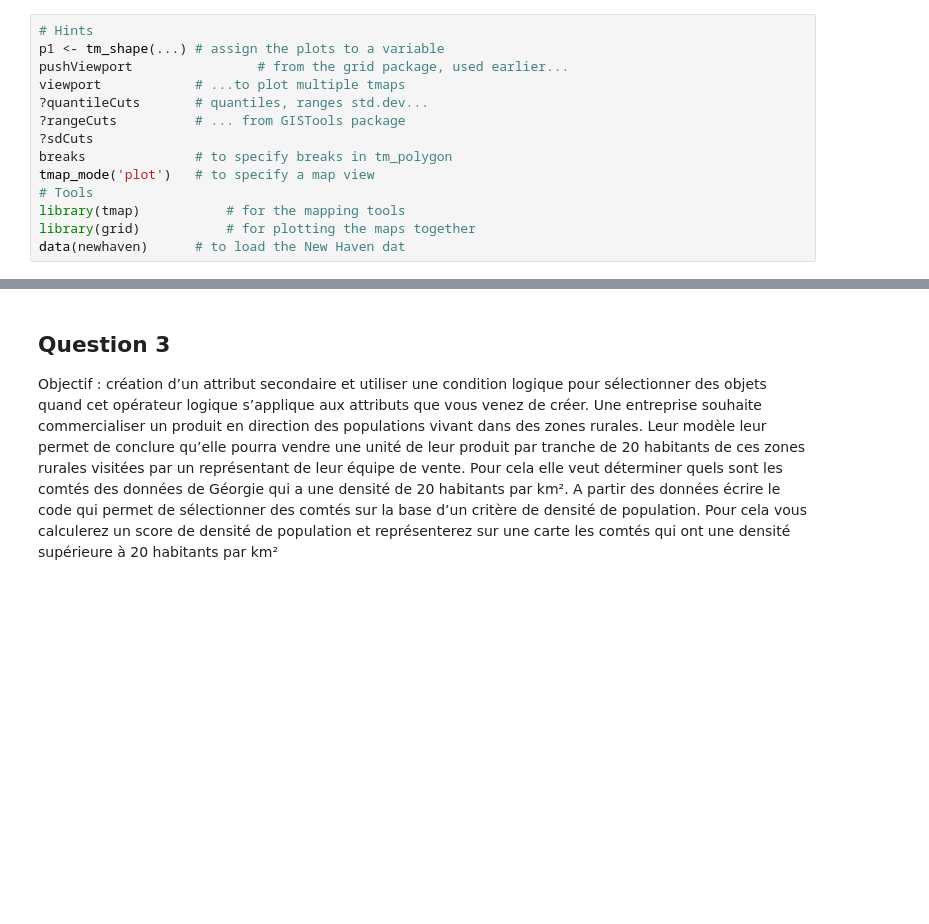
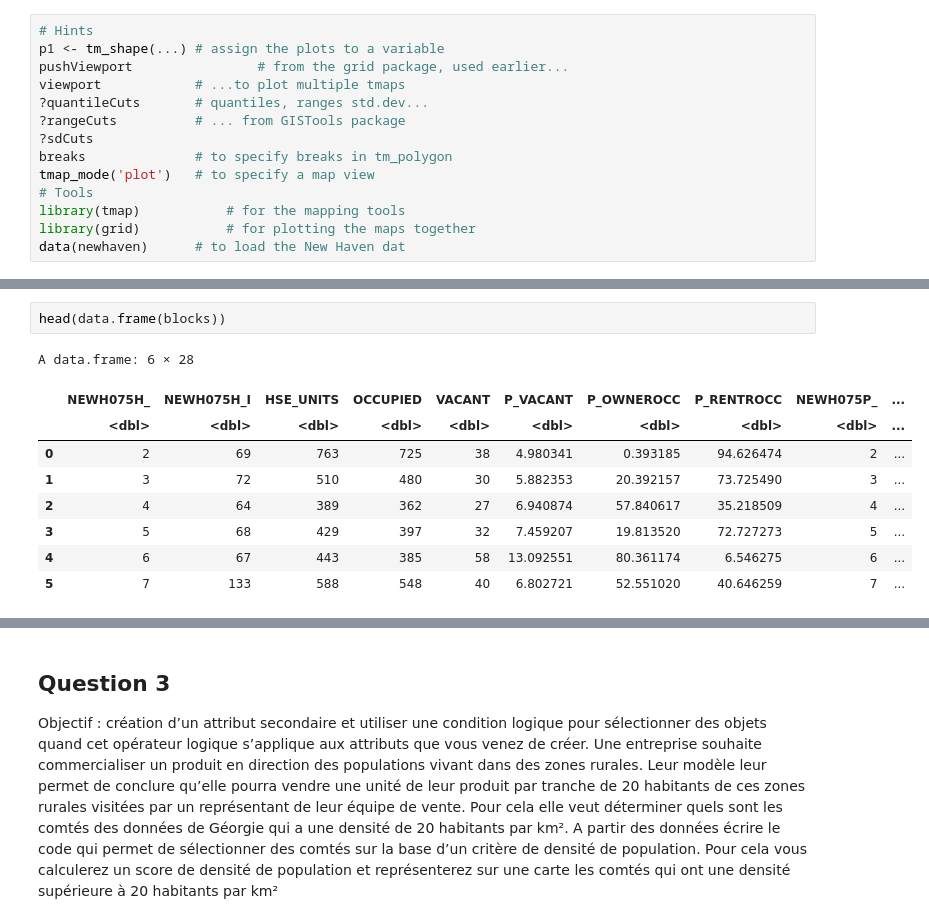
Before and after one commit to abdoulsn/spatial-econometrics, a Jupyter notebook: 00.manipulation_donnees_spatialesR.ipynb, the cells around one changed output, grey strips where cells are left out. Drawn from its saved outputs; the diff is of its cells as text; blank space fills up the shorter version.

```diff
--- a/00.manipulation_donnees_spatialesR.ipynb
+++ b/00.manipulation_donnees_spatialesR.ipynb
@@ -109,0 +107,12 @@ data(newhaven)      # to load the New Haven dat
+# %%
+head(data.frame(blocks))
+# %% [output]
+A data.frame: 6 × 28
+|  | NEWH075H_ | NEWH075H_I | HSE_UNITS | OCCUPIED | VACANT | P_VACANT | P_OWNEROCC | P_RENTROCC | NEWH075P_ | ... |
+|  | <dbl> | <dbl> | <dbl> | <dbl> | <dbl> | <dbl> | <dbl> | <dbl> | <dbl> | ... |
+| 0 | 2 | 69 | 763 | 725 | 38 | 4.980341 | 0.393185 | 94.626474 | 2 | ... |
+| 1 | 3 | 72 | 510 | 480 | 30 | 5.882353 | 20.392157 | 73.725490 | 3 | ... |
+| 2 | 4 | 64 | 389 | 362 | 27 | 6.940874 | 57.840617 | 35.218509 | 4 | ... |
+| 3 | 5 | 68 | 429 | 397 | 32 | 7.459207 | 19.813520 | 72.727273 | 5 | ... |
+| 4 | 6 | 67 | 443 | 385 | 58 | 13.092551 | 80.361174 | 6.546275 | 6 | ... |
+| 5 | 7 | 133 | 588 | 548 | 40 | 6.802721 | 52.551020 | 40.646259 | 7 | ... |
```
Also changed, not shown: parts of 9 cells of this notebook.
